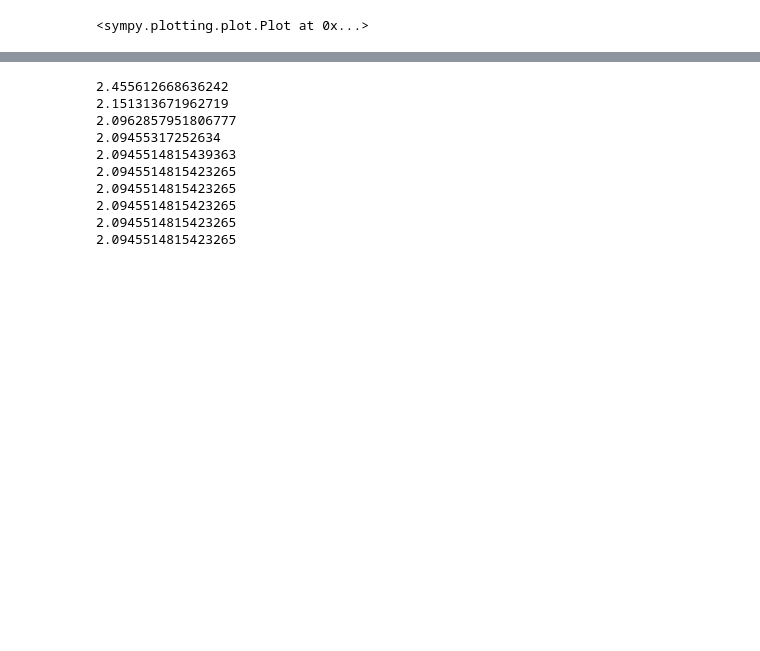
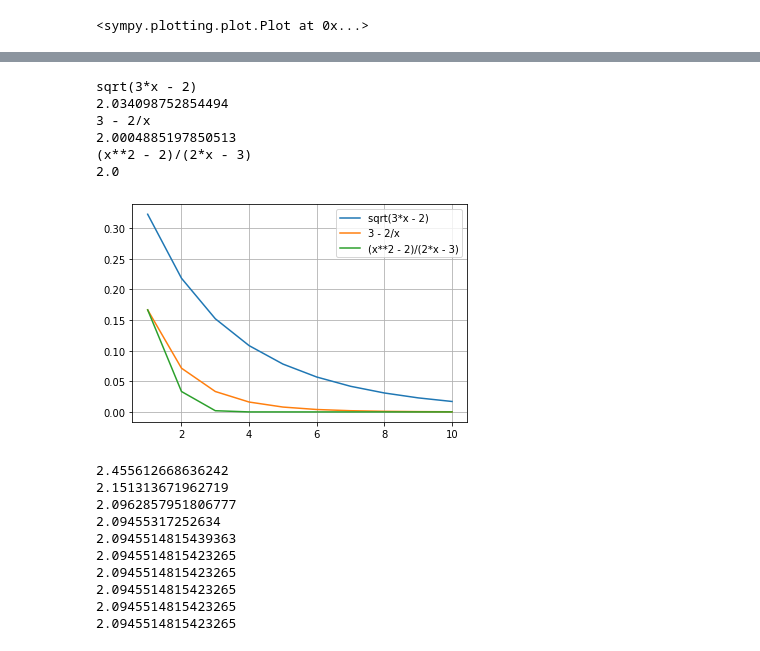
Before and after one commit to RysiekPrecikowski/MOwNiT, a Jupyter notebook: lab6.ipynb, the cells around one changed output, grey strips where cells are left out. Drawn from its saved outputs; the diff is of its cells as text; code cells hidden in the pictures; blank space fills up the shorter version.

```diff
--- a/lab6.ipynb
+++ b/lab6.ipynb
@@ -85,0 +62,30 @@ iteration_scheme(f, g[4])
+# %%
+def convergence(x_true, x_prev, x_v, gl):
+    error = lambda x_v: abs(x_v - x_true)
+    idk = lambda x1, x2: ln(error(x1)/error(x2))
+
+    x_next = gl(x_v)
+    try:
+        res = idk(x_v, x_next)/idk(x_prev, x_v)
+    except ZeroDivisionError:
+        return float('inf')
+    else:
+        return res
+
+def relative_error(x_val, x_true = 2):
+    return abs((x_val - x_true) / x_true)
+
+def iteration_scheme(g, n=10, print_steps = True, starting=3):
+    x_v = starting
+    print(g)
+    gl = lambdify(x, g)
+    relative_errors = [None] * n
+    for i in range(n):
+        x_prev = x_v
+        x_v = gl(x_v)
+        r = convergence(2, x_prev, x_v, gl)
+        relative_errors[i] = relative_error(x_v, 2)
+        if print_steps:
+            print(x_v, r)
+    return x_v, relative_errors
+iteration_scheme(g[3])[0]
@@ -86,3 +105,24 @@ iteration_scheme(f, g[4])
+# %%
+def plot_relative_errors(functions:dict, n=10):
+    x_v = [i for i in range(1, n+1)]
+    for g in list(functions.values())[1:]:
+        res, errors = iteration_scheme(g, n=n, print_steps=False)
+        print(res)
+        plt.plot(x_v, errors, label=g)
+
+    plt.legend()
+    plt.grid()
+    plt.show()
+
+plot_relative_errors(g)
+# %% [output]
+sqrt(3*x - 2)
+2.034098752854494
+3 - 2/x
+2.0004885197850513
+(x**2 - 2)/(2*x - 3)
+2.0
+[figure, added]
 # %%
 def newtons_method(f, n=10):
     fl = lambdify(x, f)
```
Also changed, not shown: parts of 6 cells of this notebook.
